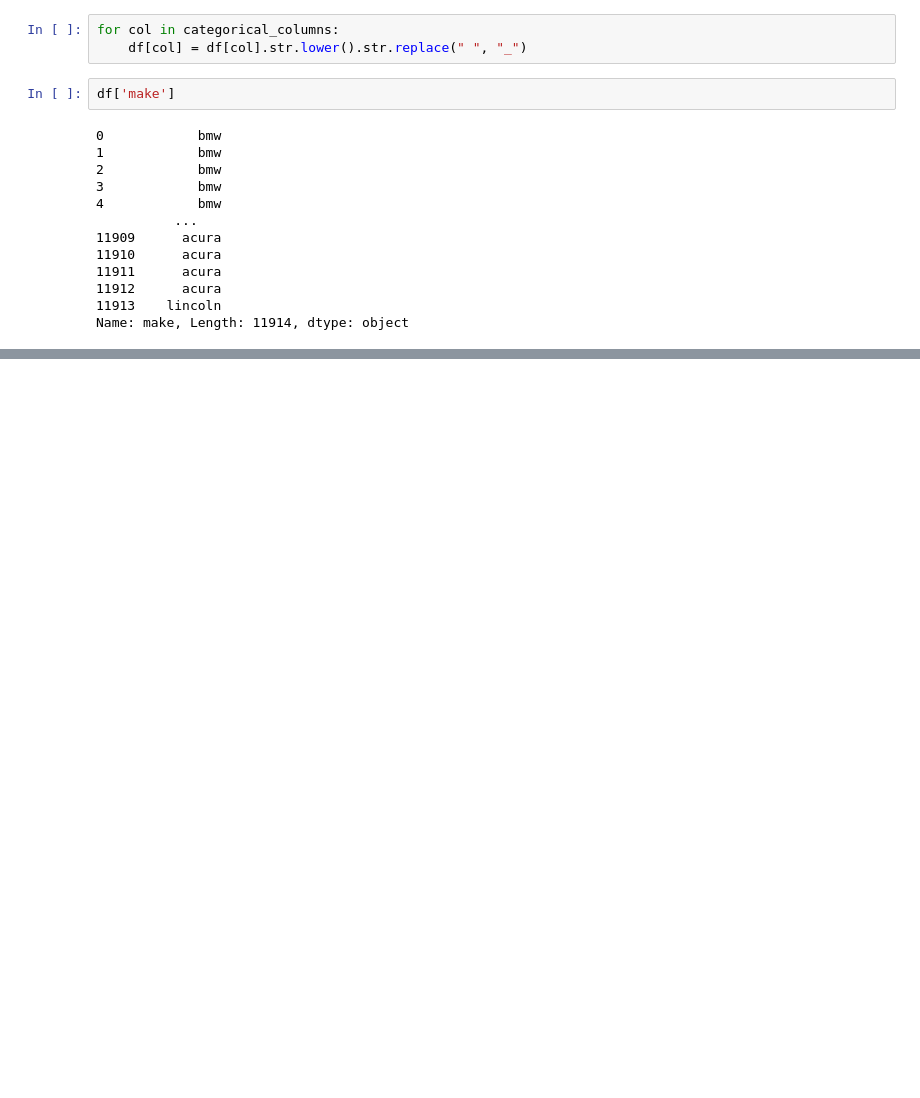
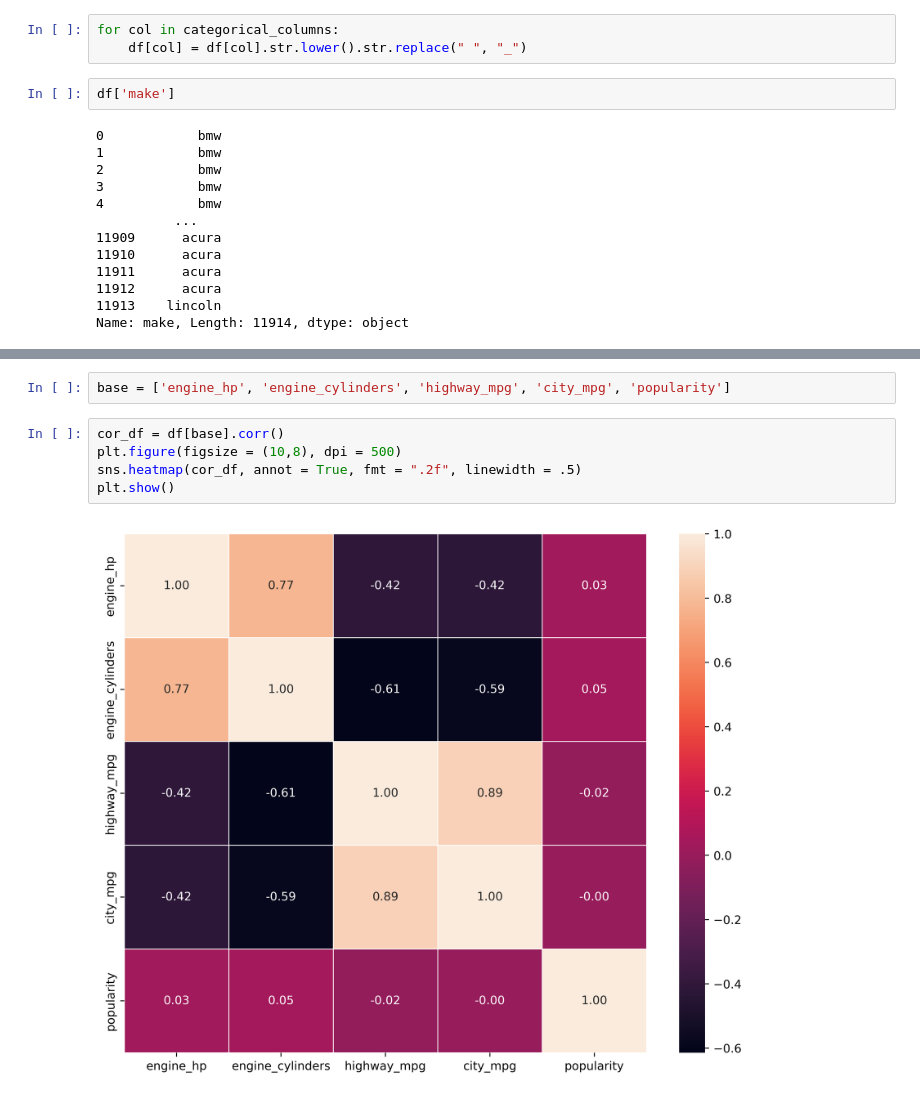
Before and after one commit to makanji/Machine_learning, a Jupyter notebook: machine_learning_intuition.ipynb, the cells around one changed output, grey strips where cells are left out. Cells and saved outputs as stored; diff of their text form; blank space fills up the shorter version.

```diff
--- a/machine_learning_intuition.ipynb
+++ b/machine_learning_intuition.ipynb
@@ -363,0 +221,9 @@ a.shape
+# %%
+base = ['engine_hp', 'engine_cylinders', 'highway_mpg', 'city_mpg', 'popularity']
+# %%
+cor_df = df[base].corr()
+plt.figure(figsize = (10,8), dpi = 500)
+sns.heatmap(cor_df, annot = True, fmt = ".2f", linewidth = .5)
+plt.show()
+# %% [output]
+[figure, added]
```
Also changed, not shown: parts of 102 cells of this notebook.
